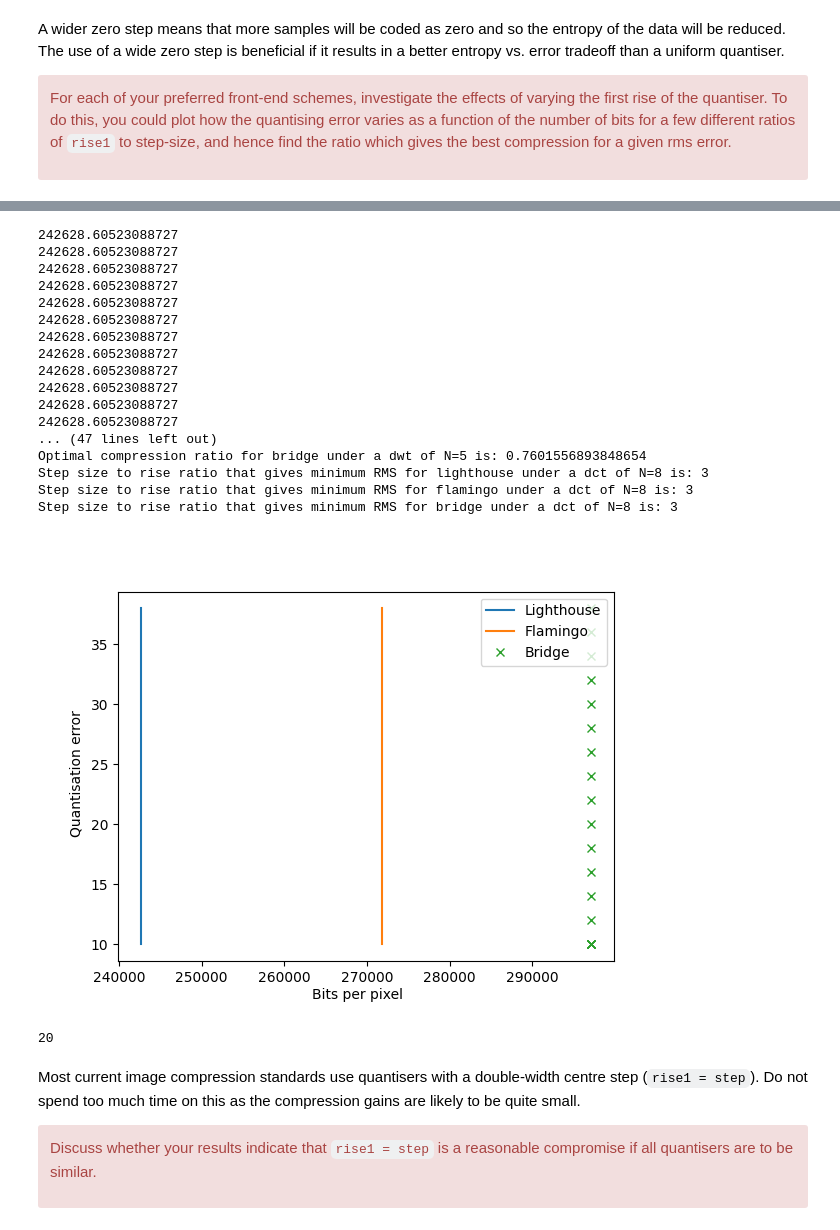
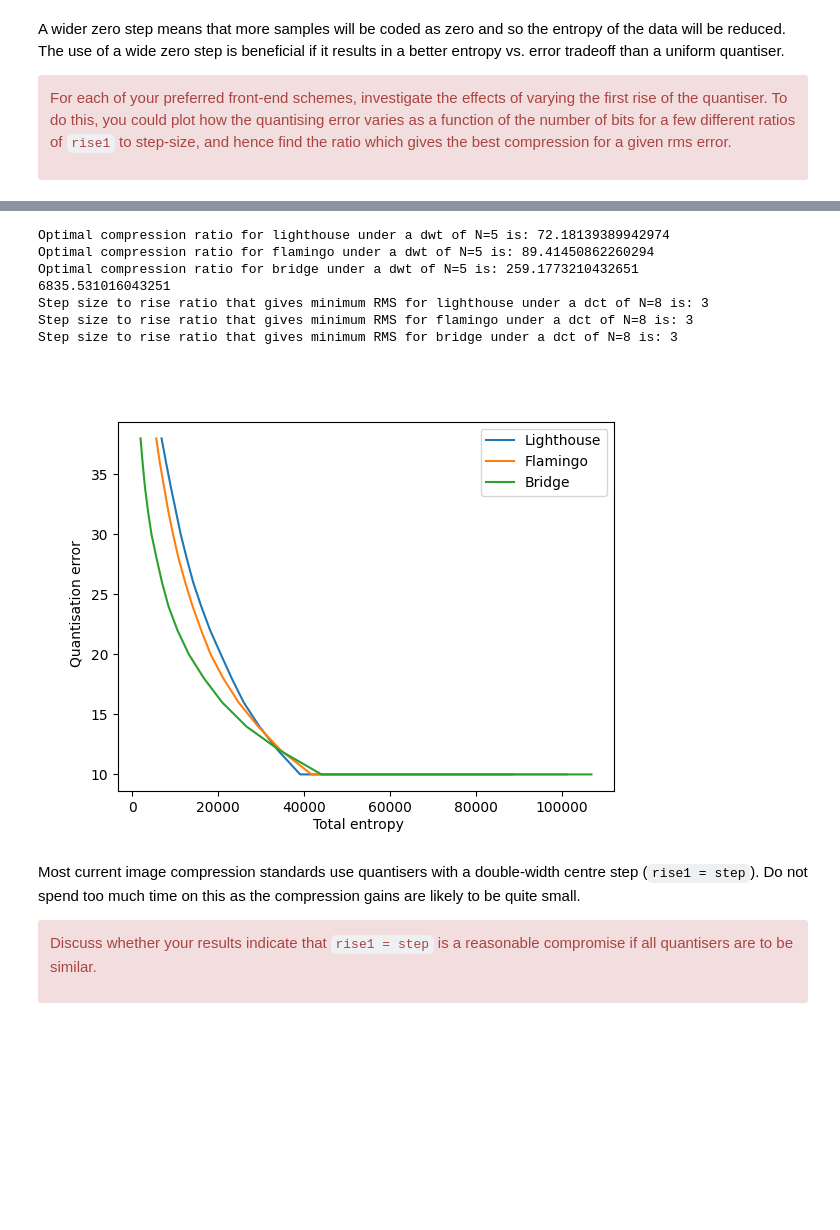
Before and after one commit to mas302/cued_sf2_lab, a Jupyter notebook: 10-11-selection-centre-clipped.ipynb, the cells around one changed output, grey strips where cells are left out. Cells and saved outputs as stored; diff of their text form; code cells hidden in the pictures; blank space fills up the shorter version.

Commit message:
latest changes to the compression ratios etc

```diff
--- a/10-11-selection-centre-clipped.ipynb
+++ b/10-11-selection-centre-clipped.ipynb
@@ -232,7 +236,6 @@ def dwt_rise_entropy(image1, step, n, image2=None, image3=None):
     for i in factors:
         Yq, dwtent = quantdwt(Y, np.ones((3, n + 1)) * step, step * i)
         x = np.sum(dwtent)
-        print(x)
         entropies1.append(x)
 
     if image2 is not None:
@@ -241,66 +244,51 @@ def dwt_rise_entropy(image1, step, n, image2=None, image3=None):
         for i in factors:
             Yq, dwtent = quantdwt(Y2, np.ones((3, n + 1)) * step, step * i)
             x = np.sum(dwtent)
-            print(x)
             entropies2.append(x)
 
     if image3 is not None:
         Y3 = nlevdwt(image3, n)
         entropies3 = []
         for i in factors:
             Yq, dwtent = quantdwt(Y3, np.ones((3, n + 1)) * step, step * i)
             x = np.sum(dwtent)
-            print(x)
             entropies3.append(x)
 
     return entropies1, entropies2, entropies3
 
 
-errors11, errors21, errors31, std12, std22, std23 = dwt_rise_error(lighthouse, step, flamingo, bridge)
+errors11, errors21, errors31, std12, std22, std23 = dwt_rise_error(lighthouse, 20, flamingo, bridge)
 entropiesdwt1, entropiesdwt2, entropiesdwt3 = dwt_rise_entropy(lighthouse, 20, 5, flamingo, bridge)
 
-print("Optimal compression ratio for lighthouse under a dwt of N=5 is: " + str(entropy(quantise(lighthouse, 20,3)) / min(entropiesdwt1)))
-print("Optimal compression ratio for flamingo under a dwt of N=5 is: " + str(entropy(quantise(flamingo, 20,3)) / min(entropiesdwt2)))
-print("Optimal compression ratio for bridge under a dwt of N=5 is: " + str(entropy(quantise(bridge, 20,3)) / min(entropiesdwt3)))
+print("Optimal compression ratio for lighthouse under a dwt of N=5 is: " + str(entropy(lighthouse) / min(entropiesdwt1)))
+print("Optimal compression ratio for flamingo under a dwt of N=5 is: " + str(entropy(flamingo) / min(entropiesdwt2)))
+print("Optimal compression ratio for bridge under a dwt of N=5 is: " + str(entropy(bridge) / min(entropiesdwt3)))
 
+print(min(entropiesdwt1))
 print("Step size to rise ratio that gives minimum RMS for lighthouse under a dct of N=8 is: " + str(std12))
 print("Step size to rise ratio that gives minimum RMS for flamingo under a dct of N=8 is: " + str(std22))
 print("Step size to rise ratio that gives minimum RMS for bridge under a dct of N=8 is: " + str(std23))
 
 fig, ax2 = plt.subplots(1)
 ax2.plot(entropiesdwt1, errors11, label='Lighthouse')
 ax2.plot(entropiesdwt2, errors21, label='Flamingo')
-ax2.plot(entropiesdwt3, errors31, 'x', label='Bridge')
+ax2.plot(entropiesdwt3, errors31, label='Bridge')
 ax2.legend()
 
 
-fig.text(0.5, 0.04, 'Bits per pixel', ha='center', va='center')
+fig.text(0.5, 0.04, 'Total entropy', ha='center', va='center')
 fig.text(0.06, 0.5, 'Quantisation error', ha='center', va='center', rotation='vertical')
 
 plt.show()
 # %% [output]
-242628.60523088727
-242628.60523088727
-242628.60523088727
-242628.60523088727
-242628.60523088727
-242628.60523088727
-242628.60523088727
-242628.60523088727
-242628.60523088727
-242628.60523088727
-242628.60523088727
-242628.60523088727
-... (47 lines left out)
-Optimal compression ratio for bridge under a dwt of N=5 is: 0.7601556893848654
+Optimal compression ratio for lighthouse under a dwt of N=5 is: 72.18139389942974
+Optimal compression ratio for flamingo under a dwt of N=5 is: 89.41450862260294
+Optimal compression ratio for bridge under a dwt of N=5 is: 259.1773210432651
+6835.531016043251
 Step size to rise ratio that gives minimum RMS for lighthouse under a dct of N=8 is: 3
 Step size to rise ratio that gives minimum RMS for flamingo under a dct of N=8 is: 3
 Step size to rise ratio that gives minimum RMS for bridge under a dct of N=8 is: 3
-[figure, old version]
+[figure, new version]
-# %%
-step
-# %% [output]
-20
 # %%
 def lbt_rise_error(image1, step, s, image2=None, image3=None):
     errors = []
```
Also changed, not shown: parts of 1 cell of this notebook.
